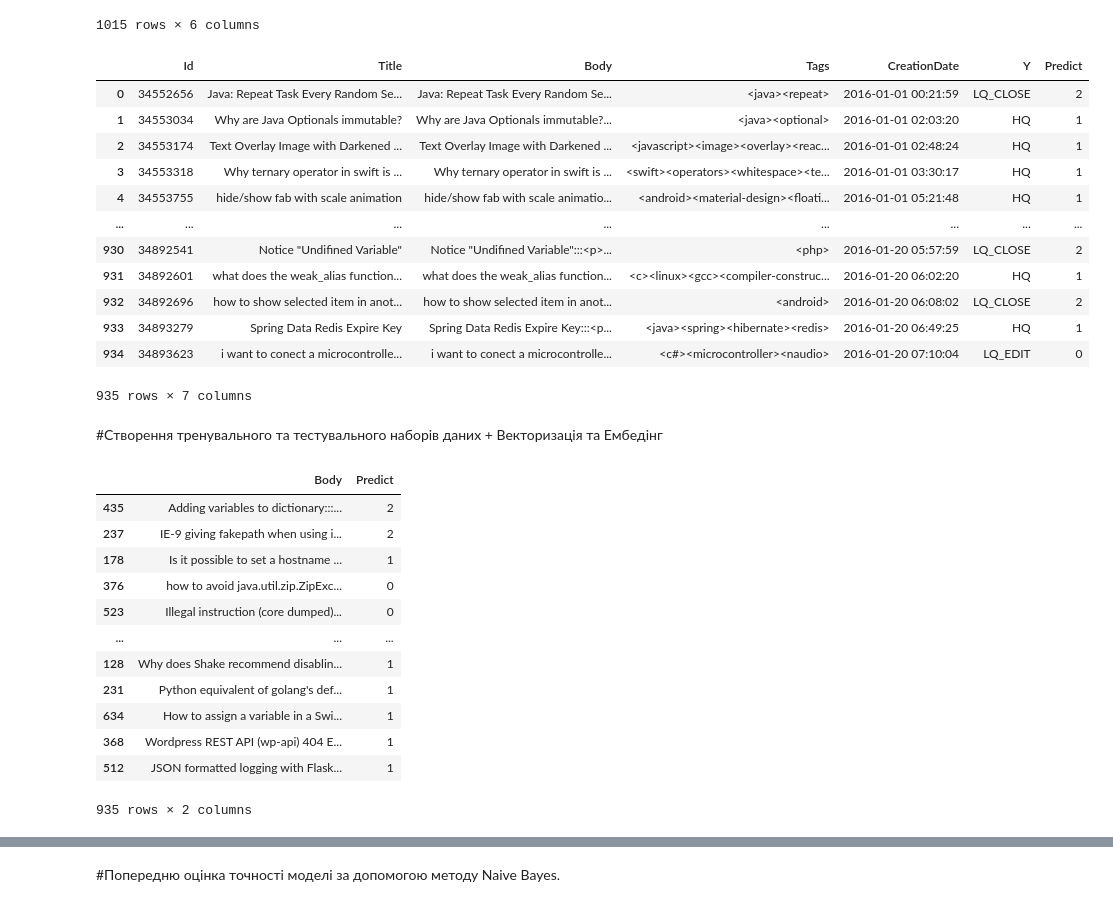
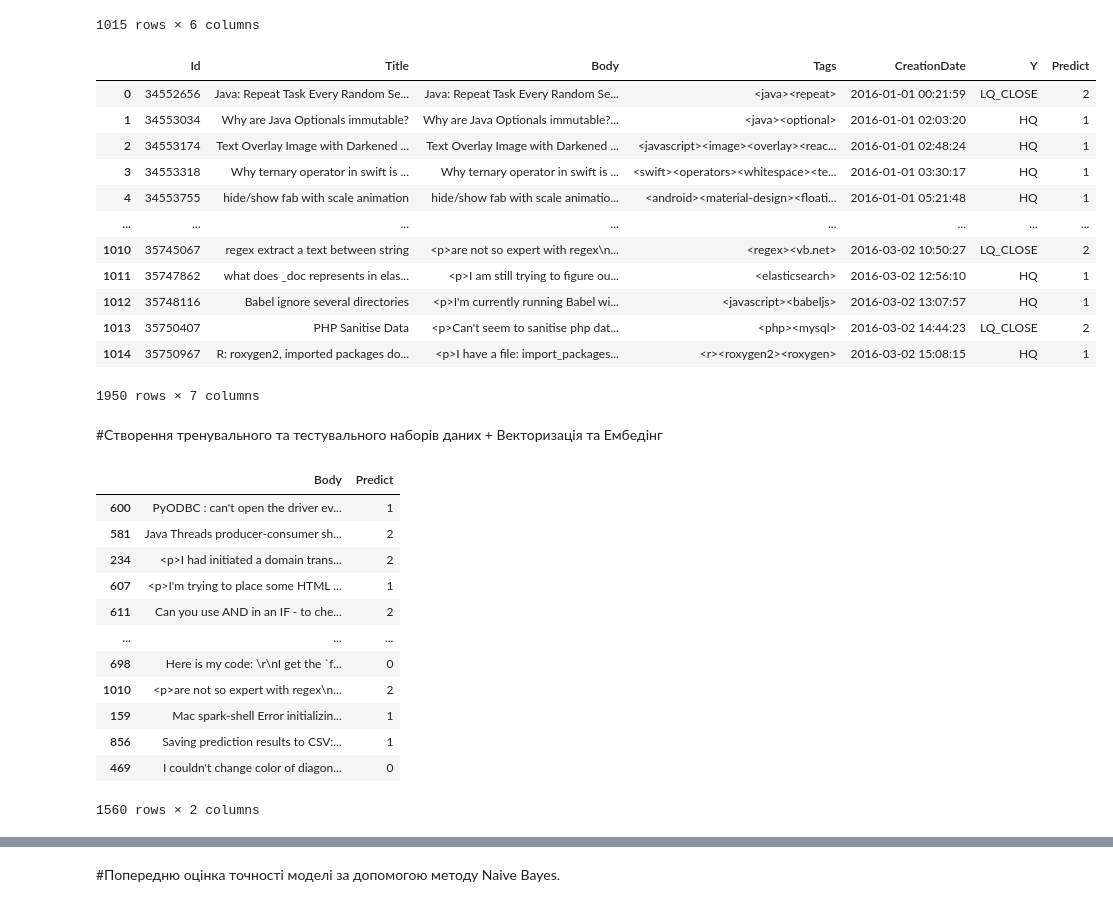
Before and after one commit to WadeShadow/nlp, a Jupyter notebook: Exam/Brekht.ipynb, the cells around one changed output, grey strips where cells are left out. Saved outputs shown, nothing was run; the diff lists cells and outputs as text; code cells hidden in the pictures.

```diff
--- a/Exam/Brekht.ipynb
+++ b/Exam/Brekht.ipynb
@@ -96,6 +96,9 @@ val_data.replace({'Predict':{'LQ_EDIT':0,'HQ':1, 'LQ_CLOSE':2}}, inplace=True)
 training_data['Body'] = training_data['Title']+':::'+training_data['Body']
 
 training_data
+
+unified_data = pd.concat([training_data, val_data])
+unified_data
 # %% [output]
 |  | Id | Title | Body | Tags | CreationDate | Y | Predict |
 | 0 | 34552656 | Java: Repeat Task Every Random Se... | Java: Repeat Task Every Random Se... | <java><repeat> | 2016-01-01 00:21:59 | LQ_CLOSE | 2 |
@@ -104,11 +107,11 @@ training_data
 | 3 | 34553318 | Why ternary operator in swift is ... | Why ternary operator in swift is ... | <swift><operators><whitespace><te... | 2016-01-01 03:30:17 | HQ | 1 |
 | 4 | 34553755 | hide/show fab with scale animation | hide/show fab with scale animatio... | <android><material-design><floati... | 2016-01-01 05:21:48 | HQ | 1 |
 | ... | ... | ... | ... | ... | ... | ... | ... |
-| 930 | 34892541 | Notice "Undifined Variable" | Notice "Undifined Variable":::<p>... | <php> | 2016-01-20 05:57:59 | LQ_CLOSE | 2 |
-| 931 | 34892601 | what does the weak_alias function... | what does the weak_alias function... | <c><linux><gcc><compiler-construc... | 2016-01-20 06:02:20 | HQ | 1 |
-| 932 | 34892696 | how to show selected item in anot... | how to show selected item in anot... | <android> | 2016-01-20 06:08:02 | LQ_CLOSE | 2 |
-| 933 | 34893279 | Spring Data Redis Expire Key | Spring Data Redis Expire Key:::<p... | <java><spring><hibernate><redis> | 2016-01-20 06:49:25 | HQ | 1 |
-| 934 | 34893623 | i want to conect a microcontrolle... | i want to conect a microcontrolle... | <c#><microcontroller><naudio> | 2016-01-20 07:10:04 | LQ_EDIT | 0 |
+| 1010 | 35745067 | regex extract a text between string | <p>are not so expert with regex\n... | <regex><vb.net> | 2016-03-02 10:50:27 | LQ_CLOSE | 2 |
+| 1011 | 35747862 | what does _doc represents in elas... | <p>I am still trying to figure ou... | <elasticsearch> | 2016-03-02 12:56:10 | HQ | 1 |
+| 1012 | 35748116 | Babel ignore several directories | <p>I'm currently running Babel wi... | <javascript><babeljs> | 2016-03-02 13:07:57 | HQ | 1 |
+| 1013 | 35750407 | PHP Sanitise Data | <p>Can't seem to sanitise php dat... | <php><mysql> | 2016-03-02 14:44:23 | LQ_CLOSE | 2 |
+| 1014 | 35750967 | R: roxygen2, imported packages do... | <p>I have a file: import_packages... | <r><roxygen2><roxygen> | 2016-03-02 15:08:15 | HQ | 1 |
-935 rows × 7 columns
+1950 rows × 7 columns
 # %% [markdown]
 #Створення тренувального та тестувального наборів даних + Векторизація та Ембедінг
@@ -115,21 +126,21 @@ training_data
 # %%
-train_set = training_data[['Body','Predict']].sample(frac=1)
-val_set = val_data[['Body','Predict']].sample(frac=1)
+# train_set = training_data[['Body','Predict']].sample(frac=1)
+# val_set = val_data[['Body','Predict']].sample(frac=1)
 train_set
 # %% [output]
 |  | Body | Predict |
-| 435 | Adding variables to dictionary:::... | 2 |
-| 237 | IE-9 giving fakepath when using i... | 2 |
-| 178 | Is it possible to set a hostname ... | 1 |
-| 376 | how to avoid java.util.zip.ZipExc... | 0 |
-| 523 | Illegal instruction (core dumped)... | 0 |
+| 600 | PyODBC : can't open the driver ev... | 1 |
+| 581 | Java Threads producer-consumer sh... | 2 |
+| 234 | <p>I had initiated a domain trans... | 2 |
+| 607 | <p>I'm trying to place some HTML ... | 1 |
+| 611 | Can you use AND in an IF - to che... | 2 |
 | ... | ... | ... |
-| 128 | Why does Shake recommend disablin... | 1 |
-| 231 | Python equivalent of golang's def... | 1 |
-| 634 | How to assign a variable in a Swi... | 1 |
-| 368 | Wordpress REST API (wp-api) 404 E... | 1 |
-| 512 | JSON formatted logging with Flask... | 1 |
+| 698 | Here is my code: \r\nI get the `f... | 0 |
+| 1010 | <p>are not so expert with regex\n... | 2 |
+| 159 | Mac spark-shell Error initializin... | 1 |
+| 856 | Saving prediction results to CSV:... | 1 |
+| 469 | I couldn't change color of diagon... | 0 |
-935 rows × 2 columns
+1560 rows × 2 columns
 # %%
 avg_length = round(sum([len(i.split()) for i in train_set['Body']])/len(train_set))
 avg_length
```
Also changed, not shown: parts of 13 cells of this notebook.
